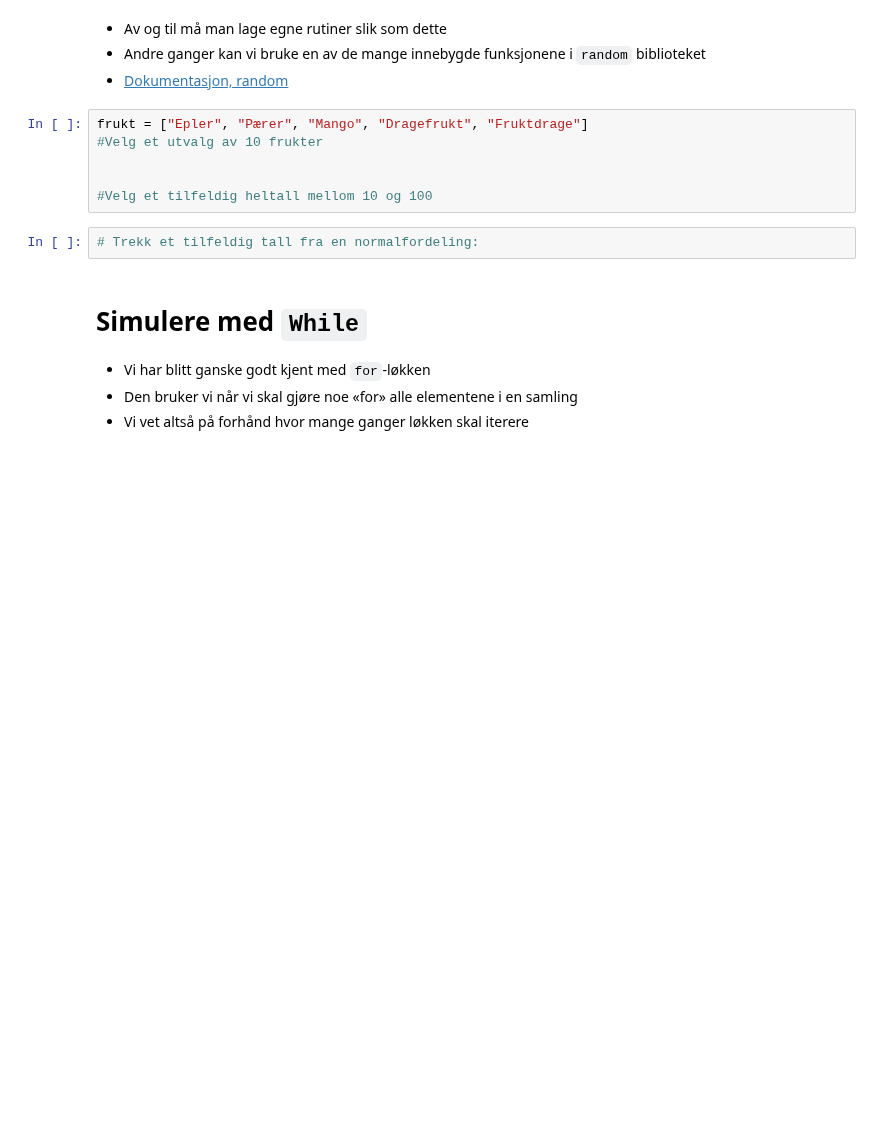
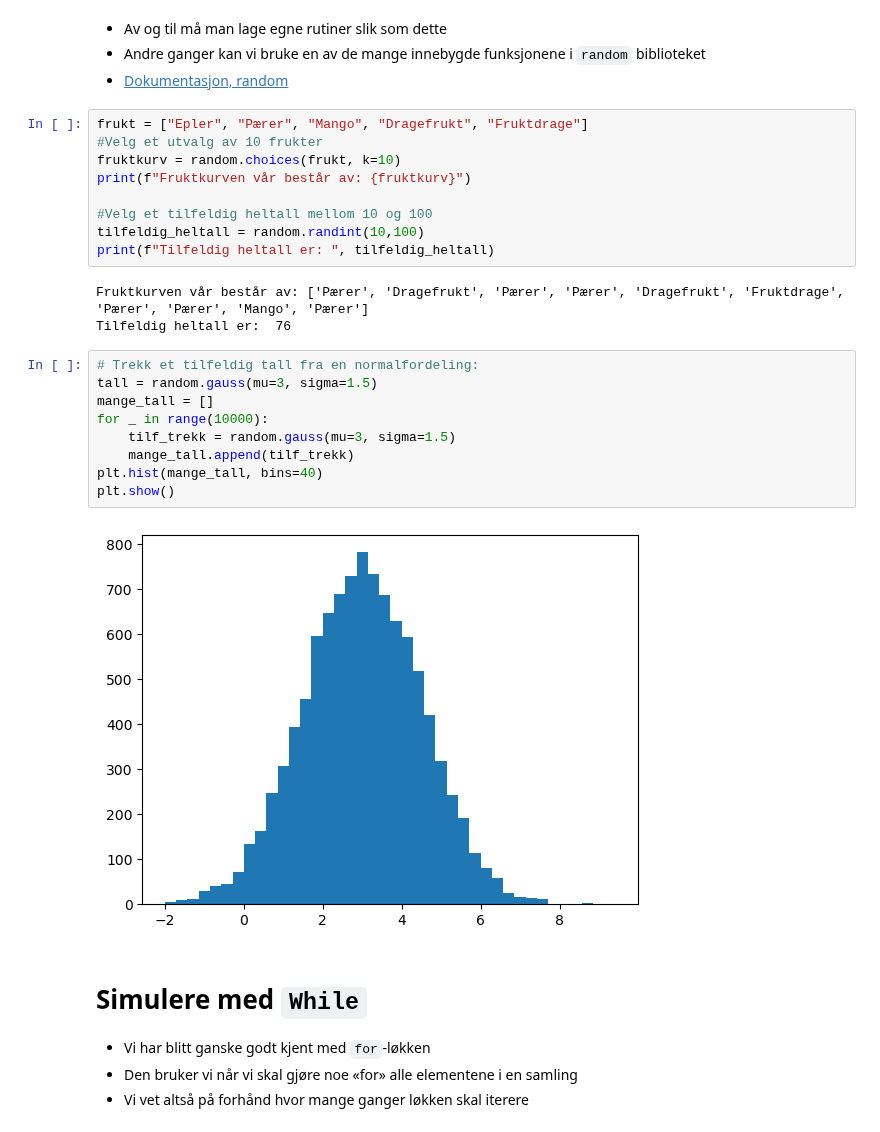
Before and after one commit to jonasjul/IIRA2001H24, a Jupyter notebook: 4-Data-og-Simulering/Tilfeldighet-While.ipynb, the cells around one changed output. Drawn from its saved outputs; the diff is of its cells as text; blank space fills up the shorter version.

```diff
--- a/4-Data-og-Simulering/Tilfeldighet-While.ipynb
+++ b/4-Data-og-Simulering/Tilfeldighet-While.ipynb
@@ -31,11 +74,26 @@
 # %%
 frukt = ["Epler", "Pærer", "Mango", "Dragefrukt", "Fruktdrage"]
 #Velg et utvalg av 10 frukter
-
+fruktkurv = random.choices(frukt, k=10)
+print(f"Fruktkurven vår består av: {fruktkurv}")
 
 #Velg et tilfeldig heltall mellom 10 og 100
+tilfeldig_heltall = random.randint(10,100)
+print(f"Tilfeldig heltall er: ", tilfeldig_heltall)
+# %% [output]
+Fruktkurven vår består av: ['Pærer', 'Dragefrukt', 'Pærer', 'Pærer', 'Dragefrukt', 'Fruktdrage', 'Pærer', 'Pærer', 'Mango', 'Pærer']
+Tilfeldig heltall er:  76
 # %%
 # Trekk et tilfeldig tall fra en normalfordeling:
+tall = random.gauss(mu=3, sigma=1.5)
+mange_tall = []
+for _ in range(10000):
+    tilf_trekk = random.gauss(mu=3, sigma=1.5)
+    mange_tall.append(tilf_trekk)
+plt.hist(mange_tall, bins=40)
+plt.show()
+# %% [output]
+[figure, added]
 # %% [markdown]
 # Simulere med `While`
 * Vi har blitt ganske godt kjent med `for`-løkken
```
Also changed, not shown: parts of 7 cells of this notebook, 1 other file.
